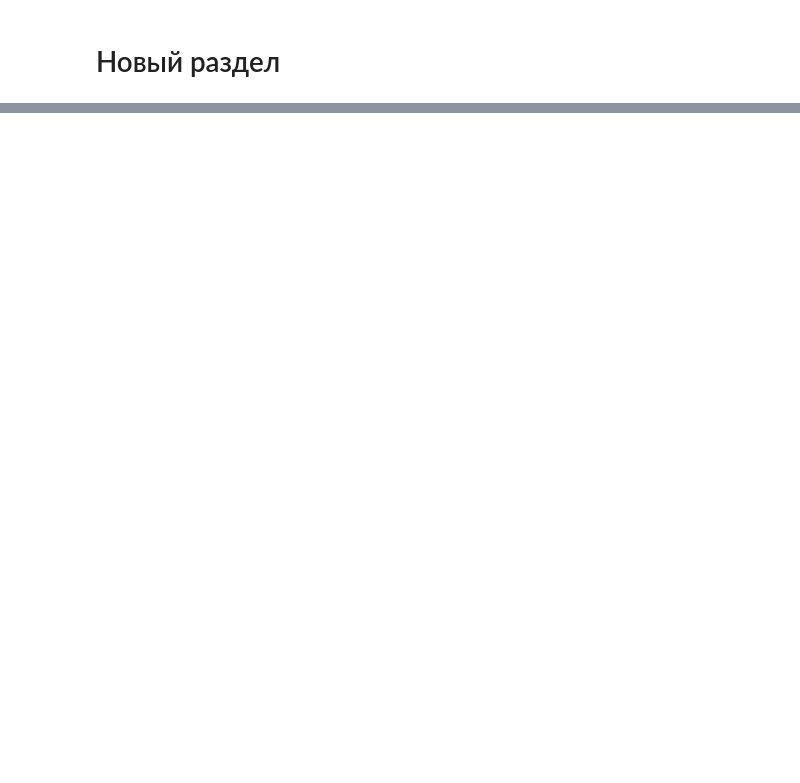
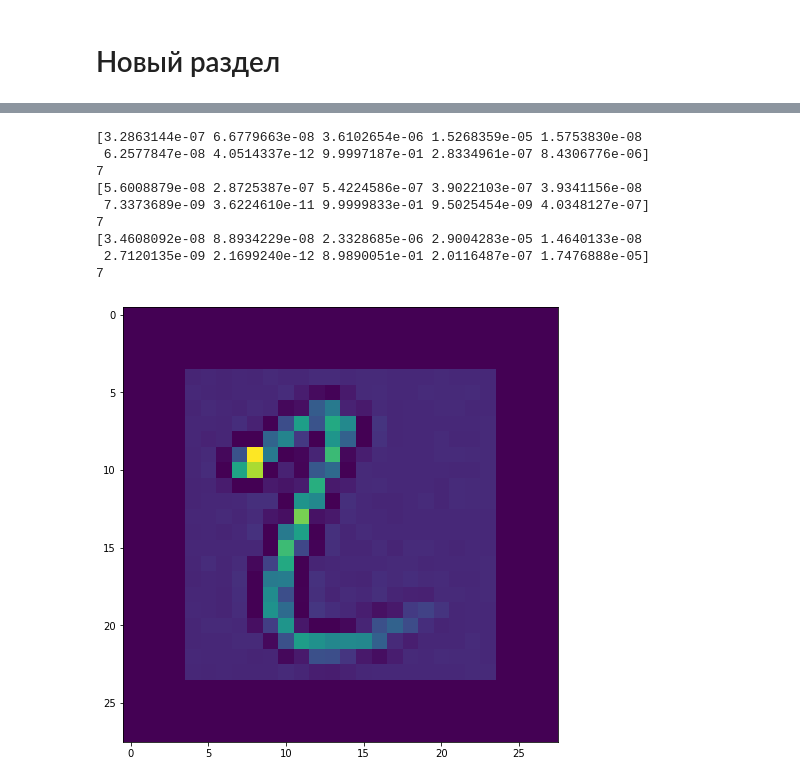
Before and after one commit to imciflam/CNN-classic-models, a Jupyter notebook: CNNs.ipynb, the cells around one changed output, grey strips where cells are left out. Cells and saved outputs as stored; diff of their text form; code cells hidden in the pictures; blank space fills up the shorter version.

```diff
--- a/CNNs.ipynb
+++ b/CNNs.ipynb
@@ -655,0 +663,38 @@ Mounted at /content/drive
+# %%
+first = np.asarray(newArr).reshape(1,28,28)
+
+fig=plt.figure(figsize=(15, 8))
+img = np.squeeze(first)
+plt.imshow(img)
+
+result = np.zeros((1,28,28))
+np.dstack((result,first))
+
+result = result / 255.0
+result = tf.expand_dims(result, 3)
+
+lenet_5_model_predictions = lenet_5_model.predict(test_x)
+alex_predictions = AlexModel.predict(test_x)
+vgg_predictions = VGG16_model3.predict(test_x)
+
+print(lenet_5_model_predictions[0])
+print(np.argmax(lenet_5_model_predictions[0]))
+
+
+print(alex_predictions[0])
+print(np.argmax(alex_predictions[0]))
+
+
+print(vgg_predictions[0])
+print(np.argmax(vgg_predictions[0]))
+# %% [output]
+[3.2863144e-07 6.6779663e-08 3.6102654e-06 1.5268359e-05 1.5753830e-08
+ 6.2577847e-08 4.0514337e-12 9.9997187e-01 2.8334961e-07 8.4306776e-06]
+7
+[5.6008879e-08 2.8725387e-07 5.4224586e-07 3.9022103e-07 3.9341156e-08
+ 7.3373689e-09 3.6224610e-11 9.9999833e-01 9.5025454e-09 4.0348127e-07]
+7
+[3.4608092e-08 8.8934229e-08 2.3328685e-06 2.9004283e-05 1.4640133e-08
+ 2.7120135e-09 2.1699240e-12 8.9890051e-01 2.0116487e-07 1.7476888e-05]
+7
+[figure, added]
```
Also changed, not shown: parts of 23 cells of this notebook.
